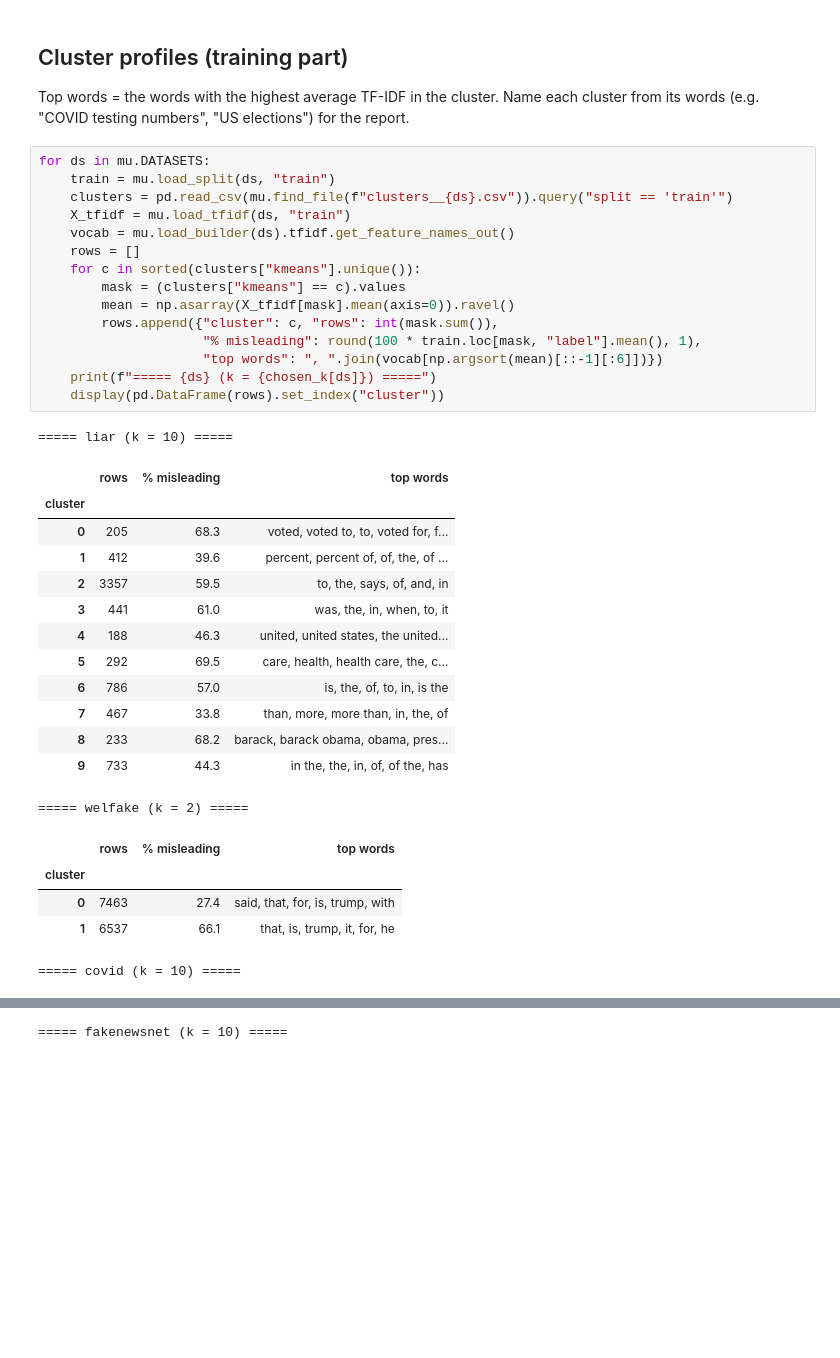
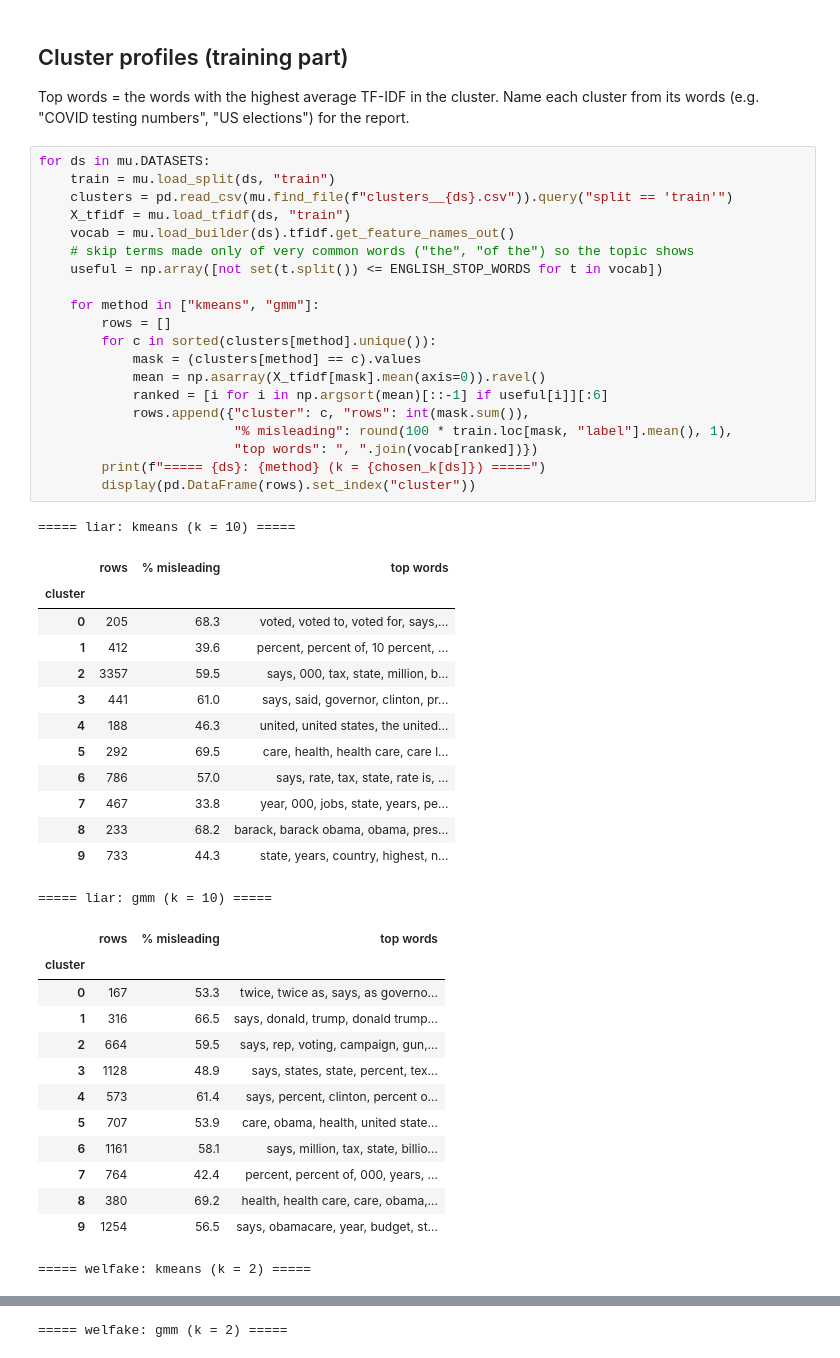
Before and after one commit to dungbanfifai/Misinformation-Detection-Model, a Jupyter notebook: notebooks/05g_train_clustering.ipynb, the cells around one changed output, grey strips where cells are left out. Drawn from its saved outputs; the diff is of its cells as text; blank space fills up the shorter version.

```diff
--- a/notebooks/05g_train_clustering.ipynb
+++ b/notebooks/05g_train_clustering.ipynb
@@ -115,37 +154,50 @@ its words (e.g. "COVID testing numbers", "US elections") for the report.
 # %%
 for ds in mu.DATASETS:
     train = mu.load_split(ds, "train")
     clusters = pd.read_csv(mu.find_file(f"clusters__{ds}.csv")).query("split == 'train'")
     X_tfidf = mu.load_tfidf(ds, "train")
     vocab = mu.load_builder(ds).tfidf.get_feature_names_out()
-    rows = []
-    for c in sorted(clusters["kmeans"].unique()):
-        mask = (clusters["kmeans"] == c).values
-        mean = np.asarray(X_tfidf[mask].mean(axis=0)).ravel()
-        rows.append({"cluster": c, "rows": int(mask.sum()),
-                     "% misleading": round(100 * train.loc[mask, "label"].mean(), 1),
-                     "top words": ", ".join(vocab[np.argsort(mean)[::-1][:6]])})
-    print(f"===== {ds} (k = {chosen_k[ds]}) =====")
-    display(pd.DataFrame(rows).set_index("cluster"))
+    # skip terms made only of very common words ("the", "of the") so the topic shows
+    useful = np.array([not set(t.split()) <= ENGLISH_STOP_WORDS for t in vocab])
+
+    for method in ["kmeans", "gmm"]:
+        rows = []
+        for c in sorted(clusters[method].unique()):
+            mask = (clusters[method] == c).values
+            mean = np.asarray(X_tfidf[mask].mean(axis=0)).ravel()
+            ranked = [i for i in np.argsort(mean)[::-1] if useful[i]][:6]
+            rows.append({"cluster": c, "rows": int(mask.sum()),
+                         "% misleading": round(100 * train.loc[mask, "label"].mean(), 1),
+                         "top words": ", ".join(vocab[ranked])})
+        print(f"===== {ds}: {method} (k = {chosen_k[ds]}) =====")
+        display(pd.DataFrame(rows).set_index("cluster"))
 # %% [output]
-===== liar (k = 10) =====
+===== liar: kmeans (k = 10) =====
 |  | rows | % misleading | top words |
 | cluster |  |  |  |
-| 0 | 205 | 68.3 | voted, voted to, to, voted for, f... |
-| 1 | 412 | 39.6 | percent, percent of, of, the, of ... |
-| 2 | 3357 | 59.5 | to, the, says, of, and, in |
-| 3 | 441 | 61.0 | was, the, in, when, to, it |
+| 0 | 205 | 68.3 | voted, voted to, voted for, says,... |
+| 1 | 412 | 39.6 | percent, percent of, 10 percent, ... |
+| 2 | 3357 | 59.5 | says, 000, tax, state, million, b... |
+| 3 | 441 | 61.0 | says, said, governor, clinton, pr... |
 | 4 | 188 | 46.3 | united, united states, the united... |
-| 5 | 292 | 69.5 | care, health, health care, the, c... |
-| 6 | 786 | 57.0 | is, the, of, to, in, is the |
-| 7 | 467 | 33.8 | than, more, more than, in, the, of |
+| 5 | 292 | 69.5 | care, health, health care, care l... |
+| 6 | 786 | 57.0 | says, rate, tax, state, rate is, ... |
+| 7 | 467 | 33.8 | year, 000, jobs, state, years, pe... |
 | 8 | 233 | 68.2 | barack, barack obama, obama, pres... |
-| 9 | 733 | 44.3 | in the, the, in, of, of the, has |
+| 9 | 733 | 44.3 | state, years, country, highest, n... |
-===== welfake (k = 2) =====
+===== liar: gmm (k = 10) =====
 |  | rows | % misleading | top words |
 | cluster |  |  |  |
-| 0 | 7463 | 27.4 | said, that, for, is, trump, with |
-| 1 | 6537 | 66.1 | that, is, trump, it, for, he |
+| 0 | 167 | 53.3 | twice, twice as, says, as governo... |
+| 1 | 316 | 66.5 | says, donald, trump, donald trump... |
+| 2 | 664 | 59.5 | says, rep, voting, campaign, gun,... |
+| 3 | 1128 | 48.9 | says, states, state, percent, tex... |
+| 4 | 573 | 61.4 | says, percent, clinton, percent o... |
+| 5 | 707 | 53.9 | care, obama, health, united state... |
+| 6 | 1161 | 58.1 | says, million, tax, state, billio... |
+| 7 | 764 | 42.4 | percent, percent of, 000, years, ... |
+| 8 | 380 | 69.2 | health, health care, care, obama,... |
+| 9 | 1254 | 56.5 | says, obamacare, year, budget, st... |
-===== covid (k = 10) =====
+===== welfake: kmeans (k = 2) =====
 |  | rows | % misleading | top words |
 | cluster |  |  |  |
@@ -162,3 +206,3 @@ for ds in mu.DATASETS:
-===== fakenewsnet (k = 10) =====
+===== welfake: gmm (k = 2) =====
 |  | rows | % misleading | top words |
 | cluster |  |  |  |
```
Also changed, not shown: parts of 3 cells of this notebook, 26 other files.
